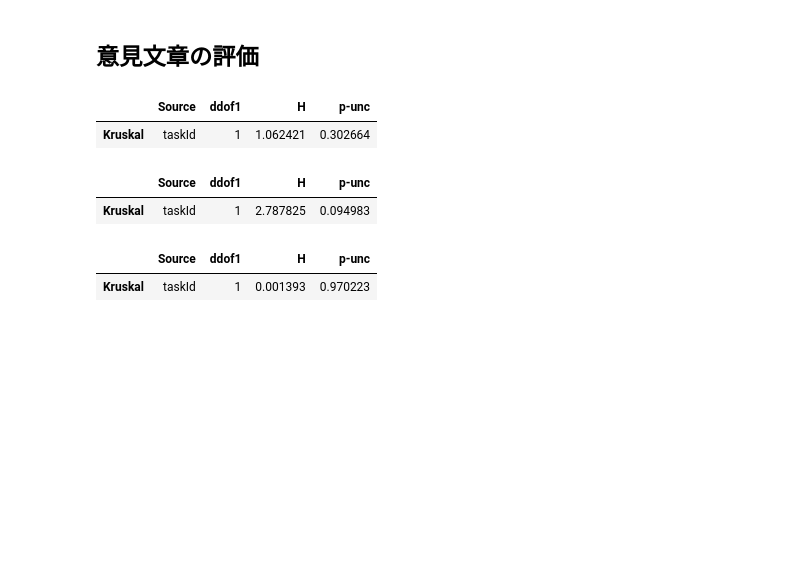
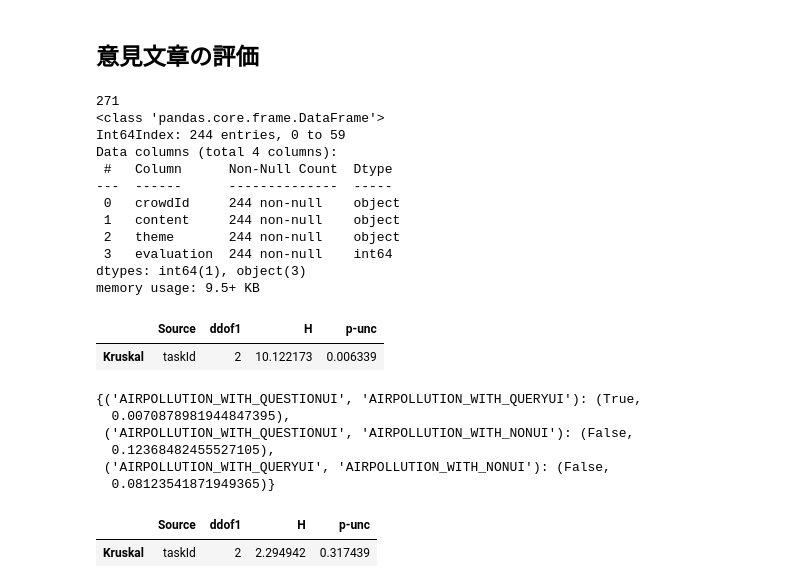
Before and after one commit to oxyu8/q-analysis, a Jupyter notebook: main.ipynb, the cells around one changed output. Saved outputs shown, nothing was run; the diff lists cells and outputs as text; code cells hidden in the pictures; blank space fills up the shorter version.

```diff
--- a/main.ipynb
+++ b/main.ipynb
@@ -1502,50 +1606,86 @@ deepen_understanding_theme
 ## 意見文章の評価
 # %%
 opinion_evaluation_df = pd.read_csv('./data/意見文章評価シート.csv')
-opinion_evaluation_df.head()
+re_opinion_evaluation_df = pd.read_csv('./data/再実験_意見文章評価シート.csv')
 opinion_evaluation_df = get_dataframe_without_invalid_user(
     opinion_evaluation_df, valid_user_crowdIds)
 users_df = get_dataframe_from_db('select * from users;', DB_CONFIG)
 users_df = get_dataframe_without_invalid_user(
     users_df, valid_user_crowdIds)
 
+q_user_df = get_dataframe_from_db('select * from users;', QUESTION_DB_CONFIG)
+q_users_df = get_dataframe_without_invalid_user(
+    q_user_df , q_valid_user_crowdIds)
+
+all_user_df = pd.concat([
+    users_df,
+    q_users_df,
+]
+)
+print(len(all_user_df))
+
+all_opinion_evaluation_df = pd.concat([
+    opinion_evaluation_df,
+    re_opinion_evaluation_df
+])
+all_opinion_evaluation_df.info()
+
 users_opinion_evaluations_df = pd.merge(
-    users_df,
-    opinion_evaluation_df
+    all_user_df,
+    all_opinion_evaluation_df
 )
-tpp_users_opinion_evaluations_df = users_opinion_evaluations_df.query(
-    'テーマ == "TPP"')
-anova_result = kruskal(
-    data=tpp_users_opinion_evaluations_df, dv='evaluation', between='taskId')
-display(anova_result)
-if int(anova_result['p-unc'] < 0.05):
-    mcomp_result = do_multiple_comparison_with_FDR_tpp(
-        tpp_users_opinion_evaluations_df, target_value='evaluation')
-    display(mcomp_result)
+
+users_opinion_evaluations_df.head()
+
+# tpp_users_opinion_evaluations_df = users_opinion_evaluations_df.query(
+#     'テーマ == "TPP"')
+# anova_result = kruskal(
+#     data=tpp_users_opinion_evaluations_df, dv='evaluation', between='taskId')
+# display(anova_result)
+# if int(anova_result['p-unc'] < 0.05):
+#     mcomp_result = do_multiple_comparison_with_FDR_tpp(
+#         tpp_users_opinion_evaluations_df, target_value='evaluation')
+#     display(mcomp_result)
 
 air_pollution_users_opinion_evaluations_df = users_opinion_evaluations_df.query(
-    'テーマ == "AIRPOLLUTION"')
+    'theme == "AIRPOLLUTION"')
 anova_result = kruskal(
     data=air_pollution_users_opinion_evaluations_df, dv='evaluation', between='taskId')
 display(anova_result)
 if int(anova_result['p-unc'] < 0.05):
-    mcomp_result = do_multiple_comparison_with_FDR_tpp(
+    mcomp_result = do_multiple_comparison_with_FDR_airPollution(
         air_pollution_users_opinion_evaluations_df, target_value='evaluation')
     display(mcomp_result)
 
 vietnam_users_opinion_evaluations_df = users_opinion_evaluations_df.query(
-    'テーマ == "VIETNAMTRIP"')
+    'theme == "VIETNAMTRIP"')
 anova_result = kruskal(
     data=vietnam_users_opinion_evaluations_df, dv='evaluation', between='taskId')
 display(anova_result)
 if int(anova_result['p-unc'] < 0.05):
-    mcomp_result = do_multiple_comparison_with_FDR_tpp(
+    mcomp_result = do_multiple_comparison_with_FDR_vietnam(
         vietnam_users_opinion_evaluations_df, target_value='evaluation')
     display(mcomp_result)
 # %% [output]
+271
+<class 'pandas.core.frame.DataFrame'>
+Int64Index: 244 entries, 0 to 59
+Data columns (total 4 columns):
+ #   Column      Non-Null Count  Dtype
+---  ------      --------------  -----
+ 0   crowdId     244 non-null    object
+ 1   content     244 non-null    object
+ 2   theme       244 non-null    object
+ 3   evaluation  244 non-null    int64
+dtypes: int64(1), object(3)
+memory usage: 9.5+ KB
 |  | Source | ddof1 | H | p-unc |
-| Kruskal | taskId | 1 | 1.062421 | 0.302664 |
+| Kruskal | taskId | 2 | 10.122173 | 0.006339 |
+{('AIRPOLLUTION_WITH_QUESTIONUI', 'AIRPOLLUTION_WITH_QUERYUI'): (True,
+  0.0070878981944847395),
+ ('AIRPOLLUTION_WITH_QUESTIONUI', 'AIRPOLLUTION_WITH_NONUI'): (False,
+  0.12368482455527105),
+ ('AIRPOLLUTION_WITH_QUERYUI', 'AIRPOLLUTION_WITH_NONUI'): (False,
+  0.08123541871949365)}
 |  | Source | ddof1 | H | p-unc |
-| Kruskal | taskId | 1 | 2.787825 | 0.094983 |
+| Kruskal | taskId | 2 | 2.294942 | 0.317439 |
-|  | Source | ddof1 | H | p-unc |
-| Kruskal | taskId | 1 | 0.001393 | 0.970223 |
```
Also changed, not shown: parts of 13 cells of this notebook.
